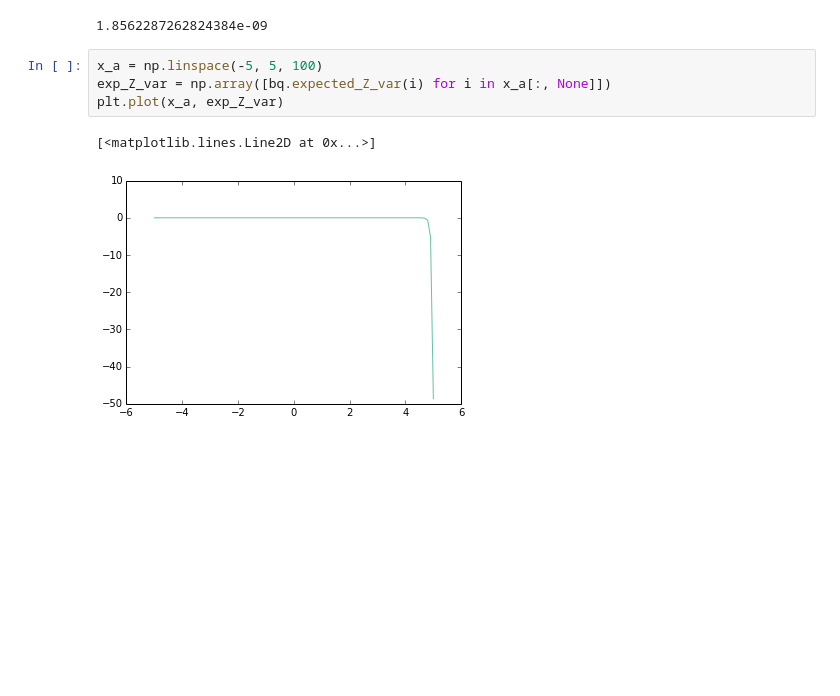
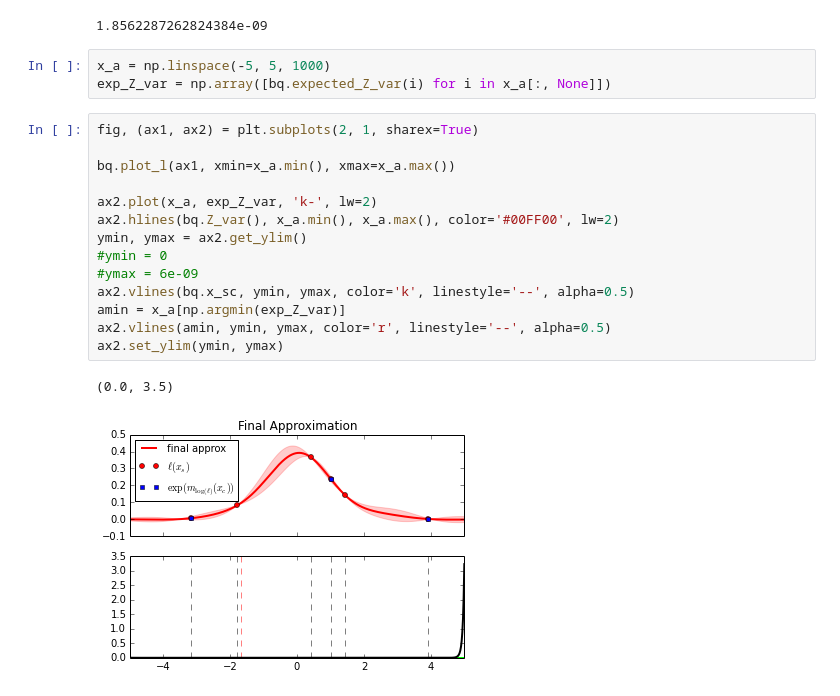
Before and after one commit to jhamrick/bayesian-quadrature, a Jupyter notebook: docs/ipynb/example.ipynb, the cells around one changed output. Cells and saved outputs as stored; diff of their text form; blank space fills up the shorter version.

```diff
--- a/docs/ipynb/example.ipynb
+++ b/docs/ipynb/example.ipynb
@@ -62,9 +62,22 @@ bq.Z_var()
 # %% [output]
 1.8562287262824384e-09
 # %%
-x_a = np.linspace(-5, 5, 100)
+x_a = np.linspace(-5, 5, 1000)
 exp_Z_var = np.array([bq.expected_Z_var(i) for i in x_a[:, None]])
-plt.plot(x_a, exp_Z_var)
-# %% [output]
-[<matplotlib.lines.Line2D at 0x...>]
-[figure, removed]
+# %%
+fig, (ax1, ax2) = plt.subplots(2, 1, sharex=True)
+
+bq.plot_l(ax1, xmin=x_a.min(), xmax=x_a.max())
+
+ax2.plot(x_a, exp_Z_var, 'k-', lw=2)
+ax2.hlines(bq.Z_var(), x_a.min(), x_a.max(), color='#00FF00', lw=2)
+ymin, ymax = ax2.get_ylim()
+#ymin = 0
+#ymax = 6e-09
+ax2.vlines(bq.x_sc, ymin, ymax, color='k', linestyle='--', alpha=0.5)
+amin = x_a[np.argmin(exp_Z_var)]
+ax2.vlines(amin, ymin, ymax, color='r', linestyle='--', alpha=0.5)
+ax2.set_ylim(ymin, ymax)
+# %% [output]
+(0.0, 3.5)
+[figure, added]
```
Also changed, not shown: 2 other files.
